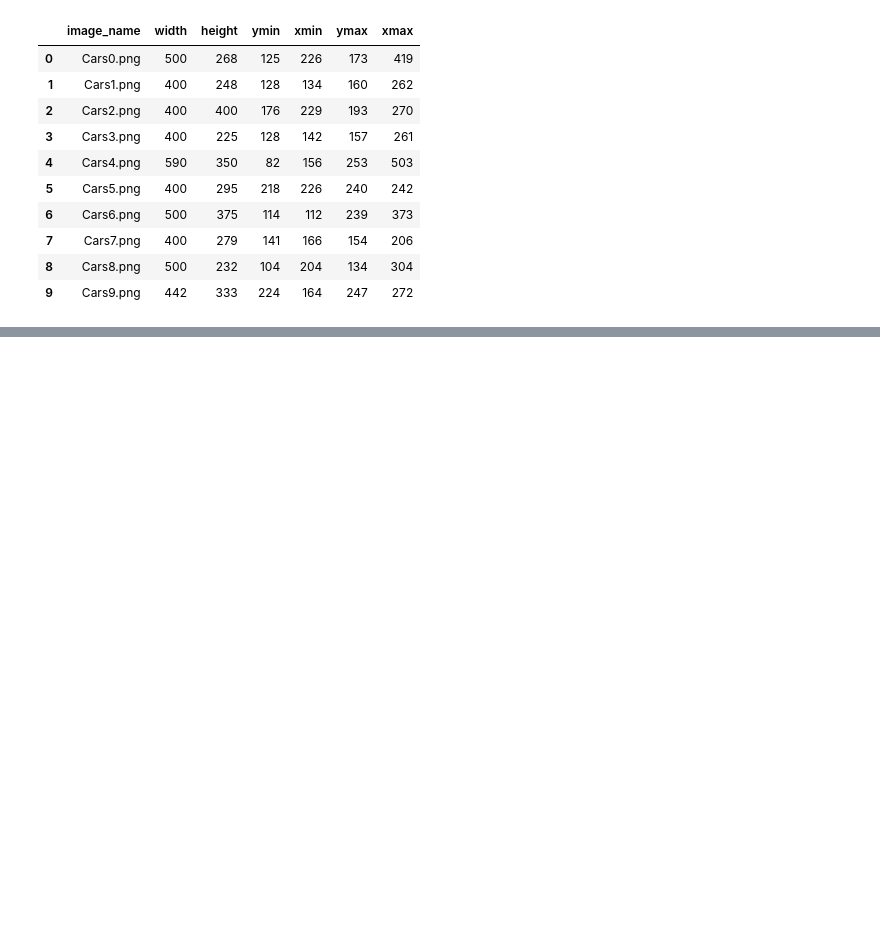
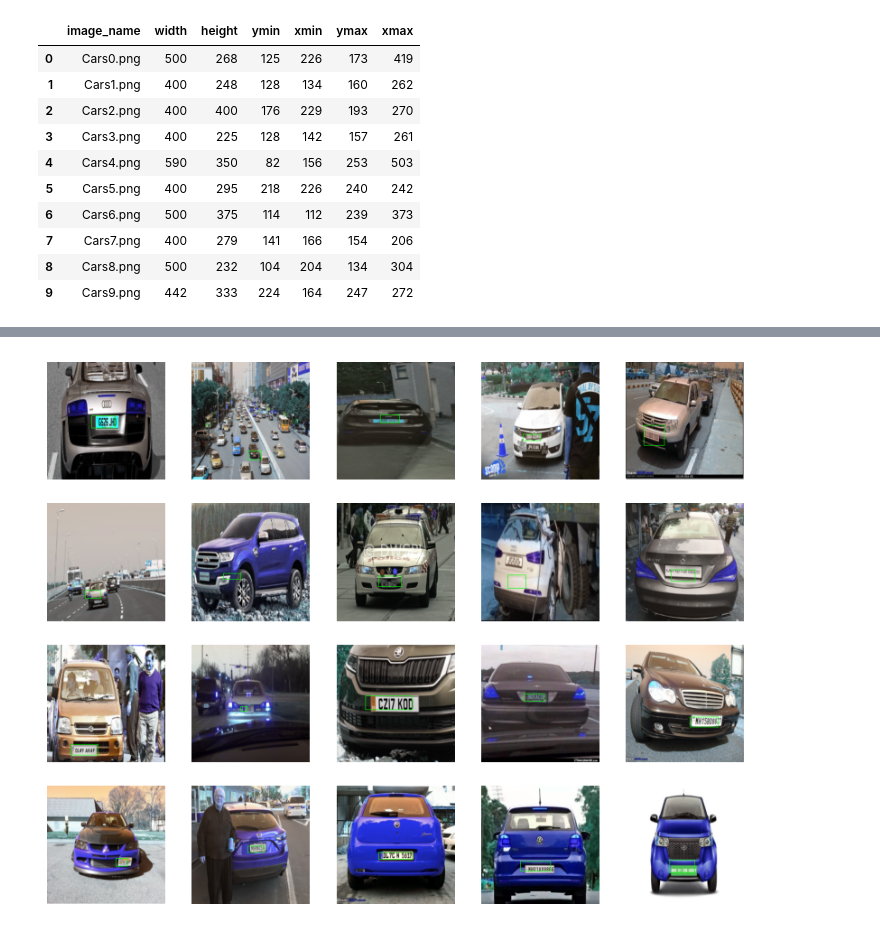
Before and after one commit to ram333n/neurocomputing, a Jupyter notebook: neurocomputing-lab/main.ipynb, the cells around one changed output, grey strips where cells are left out. Saved outputs shown, nothing was run; the diff lists cells and outputs as text; code cells hidden in the pictures; blank space fills up the shorter version.

```diff
--- a/neurocomputing-lab/main.ipynb
+++ b/neurocomputing-lab/main.ipynb
@@ -85,0 +199,3 @@ plt.axis('off')
+# %%
+X_train, X_test, y_train, y_test = train_test_split(X, y, test_size=0.2, random_state=42)
+X_train, X_val, y_train, y_val = train_test_split(X_train, y_train, test_size=0.1, random_state=24)
@@ -85,0 +218,3 @@ plt.axis('off')
+# %%
+DEVICE = torch.device('cuda' if torch.cuda.is_available() else 'cpu')
+logger.info(f'Device: {DEVICE}')
@@ -85,0 +260,4 @@ plt.axis('off')
+# %%
+n_epochs = 15
+batch_size = 32
+n_samples = X_train.shape[0]
@@ -85,0 +323,23 @@ plt.axis('off')
+# %%
+def predict(model, normalized_input_image):
+    prediction = model.predict(normalized_input_image)
+
+    return (prediction * 255).astype(np.uint8)
+# %%
+plt.figure(figsize=(10, 20))
+
+for i in range(0, 20):
+    cur_image = X_test[i]
+    box = predict(model, cur_image)
+    cur_image = (cur_image * 255).astype(int)
+    cur_image = cv2.rectangle(
+        cur_image,
+        (int(box[0]), int(box[1])), (int(box[2]), int(box[3])),
+        (0, 255, 0)
+    )
+
+    plt.subplot(10, 5, i + 1)
+    plt.axis('off')
+    plt.imshow(cur_image)
+# %% [output]
+[figure, added]
```
Also changed, not shown: parts of 17 cells of this notebook, 1 other file.
